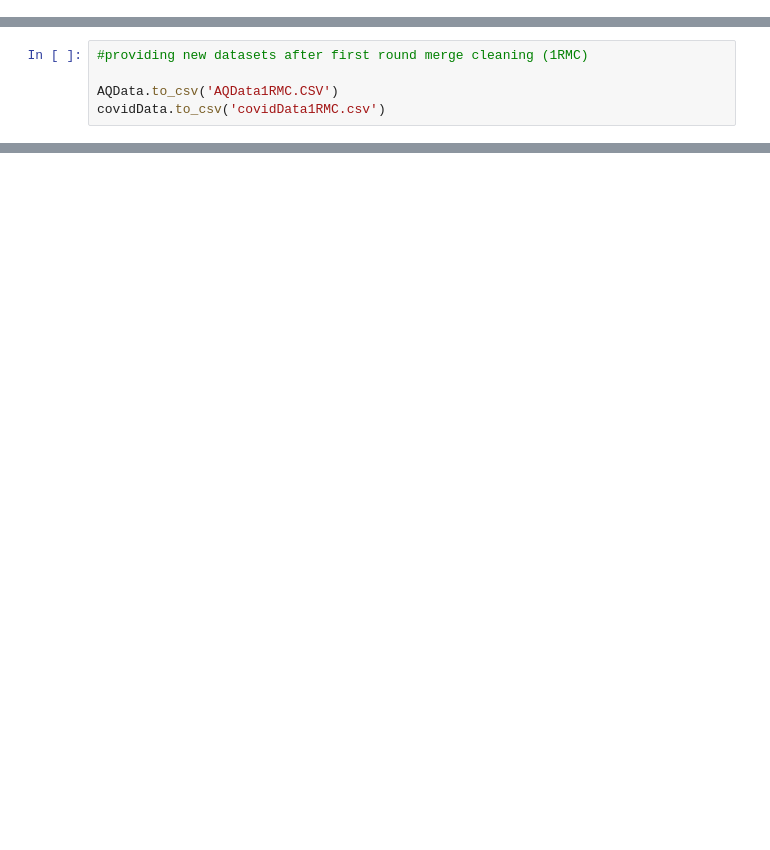
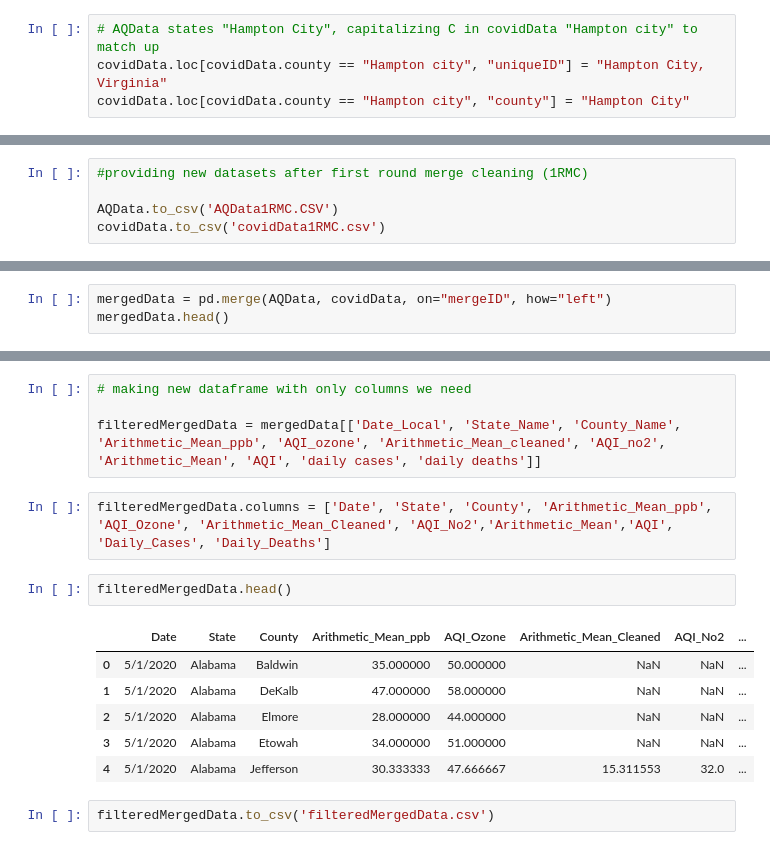
Before and after one commit to Jonathan-Barton/AirQualityProject, a Jupyter notebook: Data Merging.ipynb, the cells around one changed output, grey strips where cells are left out. Drawn from its saved outputs; the diff is of its cells as text; blank space fills up the shorter version.

Commit message:
finalizing data merging and final touches on final dataset

```diff
--- a/Data Merging.ipynb
+++ b/Data Merging.ipynb
@@ -150,6 +150,10 @@ covidData.loc[covidData.county == "Fairbanks North Star Borough", "county"] = "F
 # Charles City (covidData) changed to Charles to match with AQData
 covidData.loc[covidData.county == "Charles City", "uniqueID"] = "Charles, Virginia"
 covidData.loc[covidData.county == "Charles City", "county"] = "Charles"
+# %%
+# AQData states "Hampton City", capitalizing C in covidData "Hampton city" to match up
+covidData.loc[covidData.county == "Hampton city", "uniqueID"] = "Hampton City, Virginia"
+covidData.loc[covidData.county == "Hampton city", "county"] = "Hampton City"
 # %%
 ### checking success of cleaning
 covidMergeSet = covidData['county'].to_list()
@@ -244,0 +255,3 @@ Counter({'Custer, South Dakota': 33,
+# %%
+mergedData = pd.merge(AQData, covidData, on="mergeID", how="left")
+mergedData.head()
@@ -244,0 +266,17 @@ Counter({'Custer, South Dakota': 33,
+# %%
+# making new dataframe with only columns we need
+
+filteredMergedData = mergedData[['Date_Local', 'State_Name', 'County_Name', 'Arithmetic_Mean_ppb', 'AQI_ozone', 'Arithmetic_Mean_cleaned', 'AQI_no2', 'Arithmetic_Mean', 'AQI', 'daily cases', 'daily deaths']]
+# %%
+filteredMergedData.columns = ['Date', 'State', 'County', 'Arithmetic_Mean_ppb', 'AQI_Ozone', 'Arithmetic_Mean_Cleaned', 'AQI_No2','Arithmetic_Mean','AQI', 'Daily_Cases', 'Daily_Deaths']
+# %%
+filteredMergedData.head()
+# %% [output]
+|  | Date | State | County | Arithmetic_Mean_ppb | AQI_Ozone | Arithmetic_Mean_Cleaned | AQI_No2 | ... |
+| 0 | 5/1/2020 | Alabama | Baldwin | 35.000000 | 50.000000 | NaN | NaN | ... |
+| 1 | 5/1/2020 | Alabama | DeKalb | 47.000000 | 58.000000 | NaN | NaN | ... |
+| 2 | 5/1/2020 | Alabama | Elmore | 28.000000 | 44.000000 | NaN | NaN | ... |
+| 3 | 5/1/2020 | Alabama | Etowah | 34.000000 | 51.000000 | NaN | NaN | ... |
+| 4 | 5/1/2020 | Alabama | Jefferson | 30.333333 | 47.666667 | 15.311553 | 32.0 | ... |
+# %%
+filteredMergedData.to_csv('filteredMergedData.csv')
```
Also changed, not shown: parts of 6 cells of this notebook, 2 other files.
